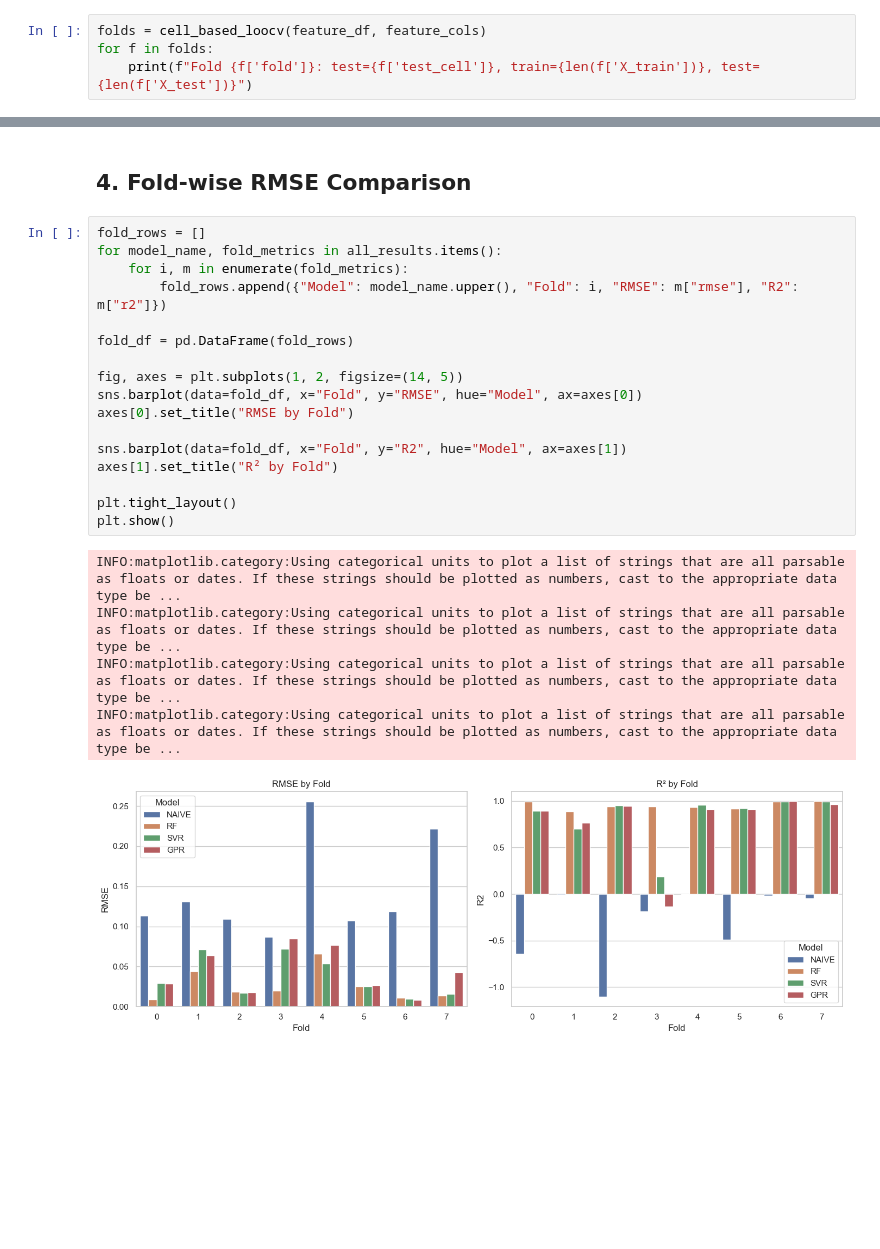
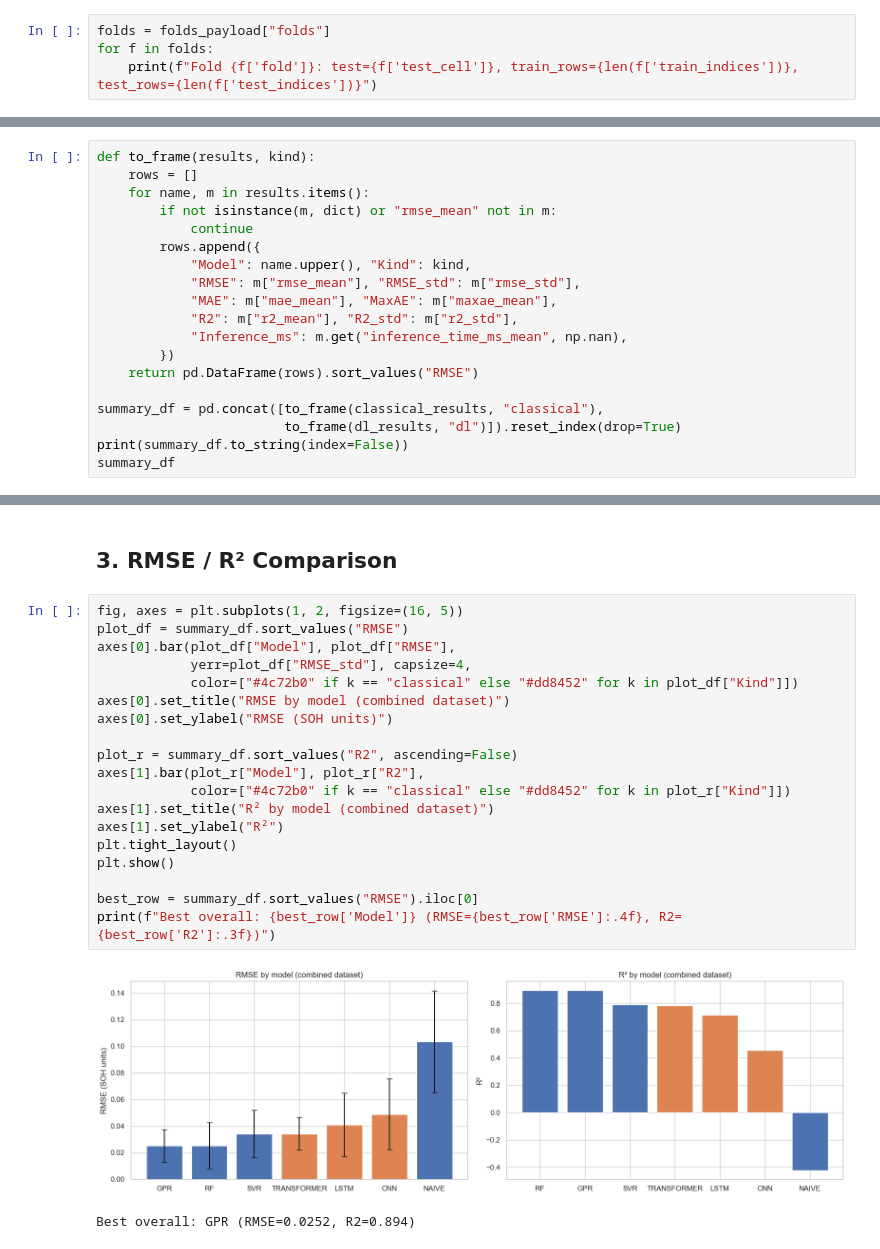
Before and after one commit to mal0101/soh_estimation, a Jupyter notebook: notebooks/04_classical_ml.ipynb, the cells around one changed output, grey strips where cells are left out. Drawn from its saved outputs; the diff is of its cells as text; blank space fills up the shorter version.

```diff
--- a/notebooks/04_classical_ml.ipynb
+++ b/notebooks/04_classical_ml.ipynb
@@ -44,5 +60,5 @@ Cells: ['B0005', 'B0006', 'B0007', 'B0018', 'CS2_33', 'CS2_34', 'CS2_35', 'CS2_3
 # %%
-folds = cell_based_loocv(feature_df, feature_cols)
+folds = folds_payload["folds"]
 for f in folds:
-    print(f"Fold {f['fold']}: test={f['test_cell']}, train={len(f['X_train'])}, test={len(f['X_test'])}")
+    print(f"Fold {f['fold']}: test={f['test_cell']}, train_rows={len(f['train_indices'])}, test_rows={len(f['test_indices'])}")
 # %% [output]
@@ -239,0 +75,19 @@ NAIVE   0.142993  0.057055  0.112210 0.025276    0.401521   0.261525 -0.312793 0
+# %%
+def to_frame(results, kind):
+    rows = []
+    for name, m in results.items():
+        if not isinstance(m, dict) or "rmse_mean" not in m:
+            continue
+        rows.append({
+            "Model": name.upper(), "Kind": kind,
+            "RMSE": m["rmse_mean"], "RMSE_std": m["rmse_std"],
+            "MAE": m["mae_mean"], "MaxAE": m["maxae_mean"],
+            "R2": m["r2_mean"], "R2_std": m["r2_std"],
+            "Inference_ms": m.get("inference_time_ms_mean", np.nan),
+        })
+    return pd.DataFrame(rows).sort_values("RMSE")
+
+summary_df = pd.concat([to_frame(classical_results, "classical"),
+                        to_frame(dl_results, "dl")]).reset_index(drop=True)
+print(summary_df.to_string(index=False))
+summary_df
@@ -240,25 +111,24 @@ NAIVE   0.142993  0.057055  0.112210 0.025276    0.401521   0.261525 -0.312793 0
 # %% [markdown]
-## 4. Fold-wise RMSE Comparison
+## 3. RMSE / R² Comparison
-# %%
-fold_rows = []
-for model_name, fold_metrics in all_results.items():
-    for i, m in enumerate(fold_metrics):
-        fold_rows.append({"Model": model_name.upper(), "Fold": i, "RMSE": m["rmse"], "R2": m["r2"]})
-
-fold_df = pd.DataFrame(fold_rows)
-
-fig, axes = plt.subplots(1, 2, figsize=(14, 5))
-sns.barplot(data=fold_df, x="Fold", y="RMSE", hue="Model", ax=axes[0])
-axes[0].set_title("RMSE by Fold")
-
-sns.barplot(data=fold_df, x="Fold", y="R2", hue="Model", ax=axes[1])
-axes[1].set_title("R² by Fold")
-
-plt.tight_layout()
-plt.show()
-# %% [output]
-INFO:matplotlib.category:Using categorical units to plot a list of strings that are all parsable as floats or dates. If these strings should be plotted as numbers, cast to the appropriate data type be ...
-INFO:matplotlib.category:Using categorical units to plot a list of strings that are all parsable as floats or dates. If these strings should be plotted as numbers, cast to the appropriate data type be ...
-INFO:matplotlib.category:Using categorical units to plot a list of strings that are all parsable as floats or dates. If these strings should be plotted as numbers, cast to the appropriate data type be ...
-INFO:matplotlib.category:Using categorical units to plot a list of strings that are all parsable as floats or dates. If these strings should be plotted as numbers, cast to the appropriate data type be ...
-[figure, removed]
+# %%
+fig, axes = plt.subplots(1, 2, figsize=(16, 5))
+plot_df = summary_df.sort_values("RMSE")
+axes[0].bar(plot_df["Model"], plot_df["RMSE"],
+            yerr=plot_df["RMSE_std"], capsize=4,
+            color=["#4c72b0" if k == "classical" else "#dd8452" for k in plot_df["Kind"]])
+axes[0].set_title("RMSE by model (combined dataset)")
+axes[0].set_ylabel("RMSE (SOH units)")
+
+plot_r = summary_df.sort_values("R2", ascending=False)
+axes[1].bar(plot_r["Model"], plot_r["R2"],
+            color=["#4c72b0" if k == "classical" else "#dd8452" for k in plot_r["Kind"]])
+axes[1].set_title("R² by model (combined dataset)")
+axes[1].set_ylabel("R²")
+plt.tight_layout()
+plt.show()
+
+best_row = summary_df.sort_values("RMSE").iloc[0]
+print(f"Best overall: {best_row['Model']} (RMSE={best_row['RMSE']:.4f}, R2={best_row['R2']:.3f})")
+# %% [output]
+[figure, added]
+Best overall: GPR (RMSE=0.0252, R2=0.894)
```
Also changed, not shown: parts of 20 cells of this notebook, 10 other files.
